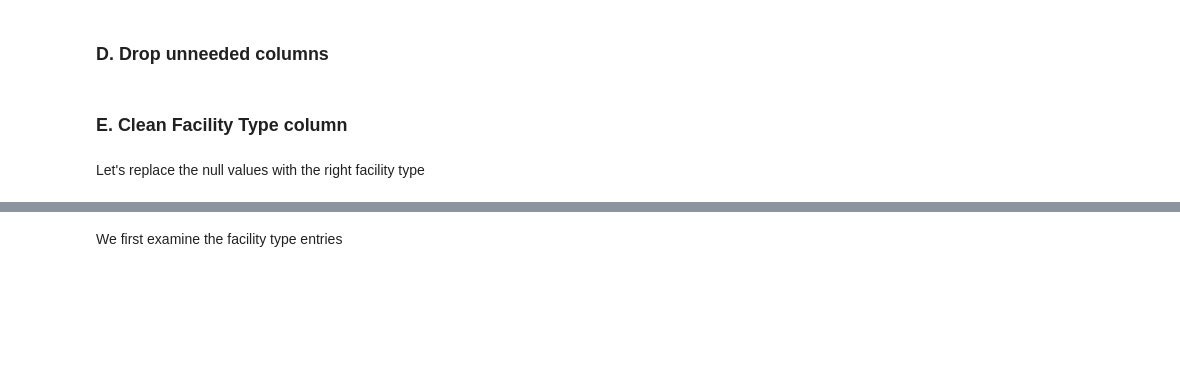
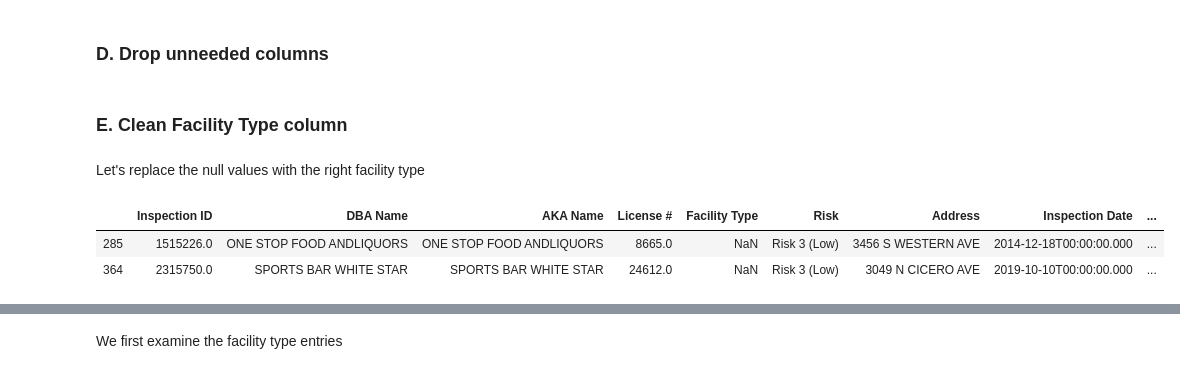
Before and after one commit to aaag97/ada-2019-project-databusters, a Jupyter notebook: Data exploration.ipynb, the cells around one changed output, grey strips where cells are left out. Saved outputs shown, nothing was run; the diff lists cells and outputs as text; code cells hidden in the pictures; blank space fills up the shorter version.

```diff
--- a/Data exploration.ipynb
+++ b/Data exploration.ipynb
@@ -350,3 +360,10 @@ inspections = inspections.drop(columns=['Neighbourhood','Zip'])
 ### E. Clean Facility Type column
 # %% [markdown]
 Let's replace the null values with the right facility type
+# %%
+print(len(inspections[inspections['Facility Type'].isnull()]))
+inspections[inspections['Facility Type'].isnull()].head(2)
+# %% [output]
+|  | Inspection ID | DBA Name | AKA Name | License # | Facility Type | Risk | Address | Inspection Date | ... |
+| 285 | 1515226.0 | ONE STOP FOOD ANDLIQUORS | ONE STOP FOOD ANDLIQUORS | 8665.0 | NaN | Risk 3 (Low) | 3456 S WESTERN AVE | 2014-12-18T00:00:00.000 | ... |
+| 364 | 2315750.0 | SPORTS BAR WHITE STAR | SPORTS BAR WHITE STAR | 24612.0 | NaN | Risk 3 (Low) | 3049 N CICERO AVE | 2019-10-10T00:00:00.000 | ... |
```
Also changed, not shown: parts of 26 cells of this notebook.
